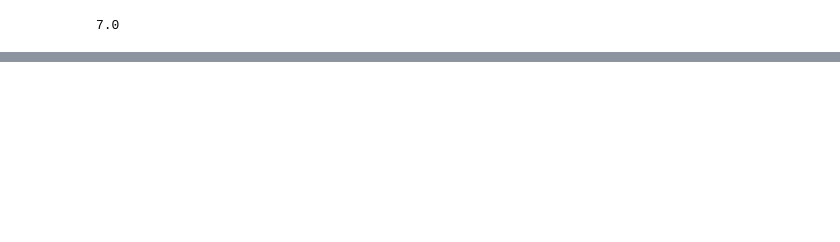
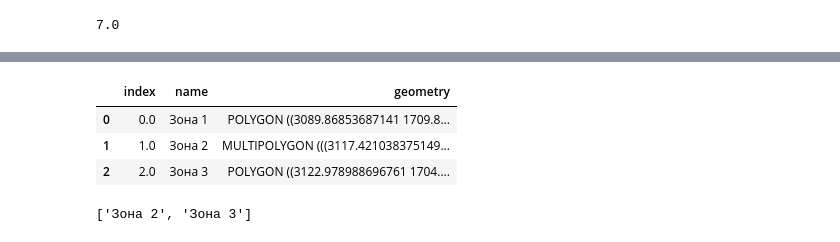
Before and after one commit to maxmyslivets/TaxationMaster, a Jupyter notebook: notebook_drafts/draft_TaxationTool_Excel.ipynb, the cells around one changed output, grey strips where cells are left out. Drawn from its saved outputs; the diff is of its cells as text; code cells hidden in the pictures; blank space fills up the shorter version.

Commit message:
вставка объектов для зоны

```diff
--- a/notebook_drafts/draft_TaxationTool_Excel.ipynb
+++ b/notebook_drafts/draft_TaxationTool_Excel.ipynb
@@ -89,0 +44,17 @@ data.geometry[30]
+# %%
+sheet_zones = xw.sheets['Зоны']
+zones_df = sheet_zones.range('A1').expand().options(pd.DataFrame, header=1, index=False).value
+
+zones_df
+# %% [output]
+|  | index | name | geometry |
+| 0 | 0.0 | Зона 1 | POLYGON ((3089.86853687141 1709.8... |
+| 1 | 1.0 | Зона 2 | MULTIPOLYGON (((3117.421038375149... |
+| 2 | 2.0 | Зона 3 | POLYGON ((3122.978988696761 1704.... |
+# %%
+zone_names = zones_df.name.tolist()
+zone_names.remove(sheet_result)
+
+zone_names
+# %% [output]
+['Зона 2', 'Зона 3']
```
Also changed, not shown: parts of 15 cells of this notebook, 3 other files.
